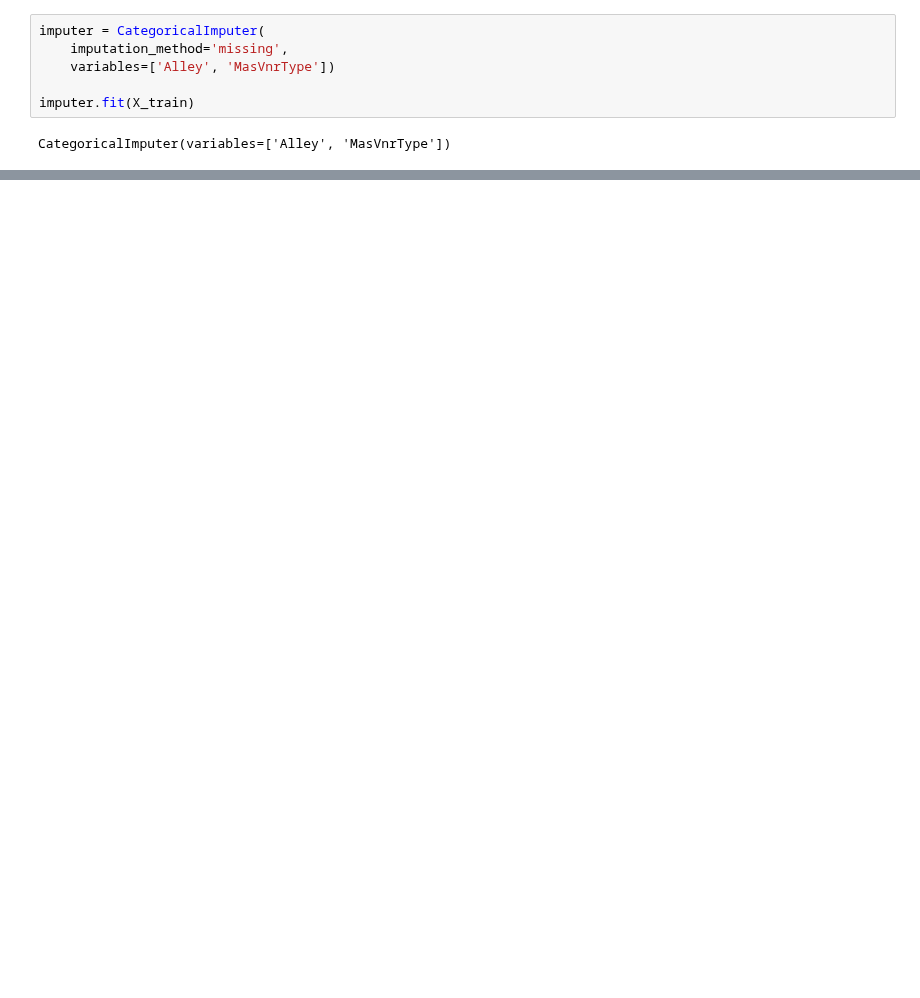
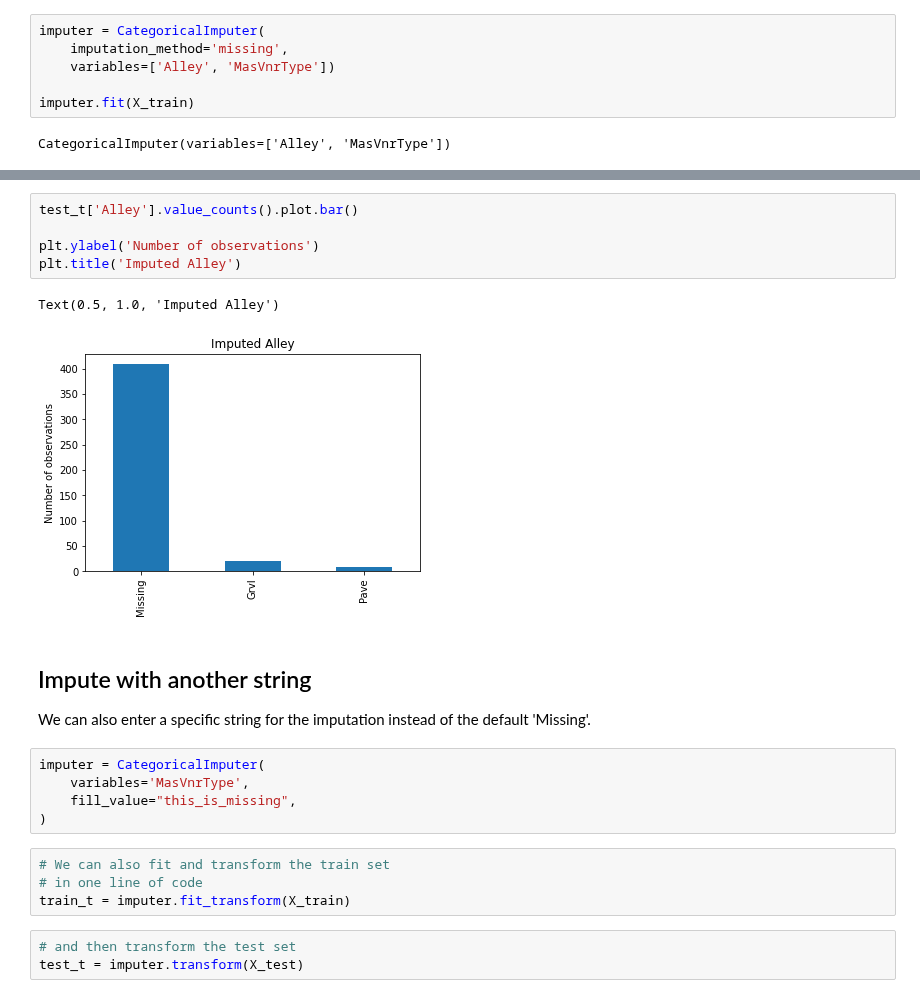
Before and after one commit to feature-engine/feature-engine-examples, a Jupyter notebook: imputation/CategoricalImputer.ipynb, the cells around one changed output, grey strips where cells are left out. Saved outputs shown, nothing was run; the diff lists cells and outputs as text; blank space fills up the shorter version.

```diff
--- a/imputation/CategoricalImputer.ipynb
+++ b/imputation/CategoricalImputer.ipynb
@@ -259,0 +115,24 @@ X_test['MasVnrType'].value_counts().plot.bar()
+# %%
+test_t['Alley'].value_counts().plot.bar()
+
+plt.ylabel('Number of observations')
+plt.title('Imputed Alley')
+# %% [output]
+Text(0.5, 1.0, 'Imputed Alley')
+[figure, added]
+# %% [markdown]
+## Impute with another string
+
+We can also enter a specific string for the imputation instead of the default 'Missing'.
+# %%
+imputer = CategoricalImputer(
+    variables='MasVnrType',
+    fill_value="this_is_missing",
+)
+# %%
+# We can also fit and transform the train set
+# in one line of code
+train_t = imputer.fit_transform(X_train)
+# %%
+# and then transform the test set
+test_t = imputer.transform(X_test)
```
Also changed, not shown: parts of 50 cells of this notebook, 2 other files.
